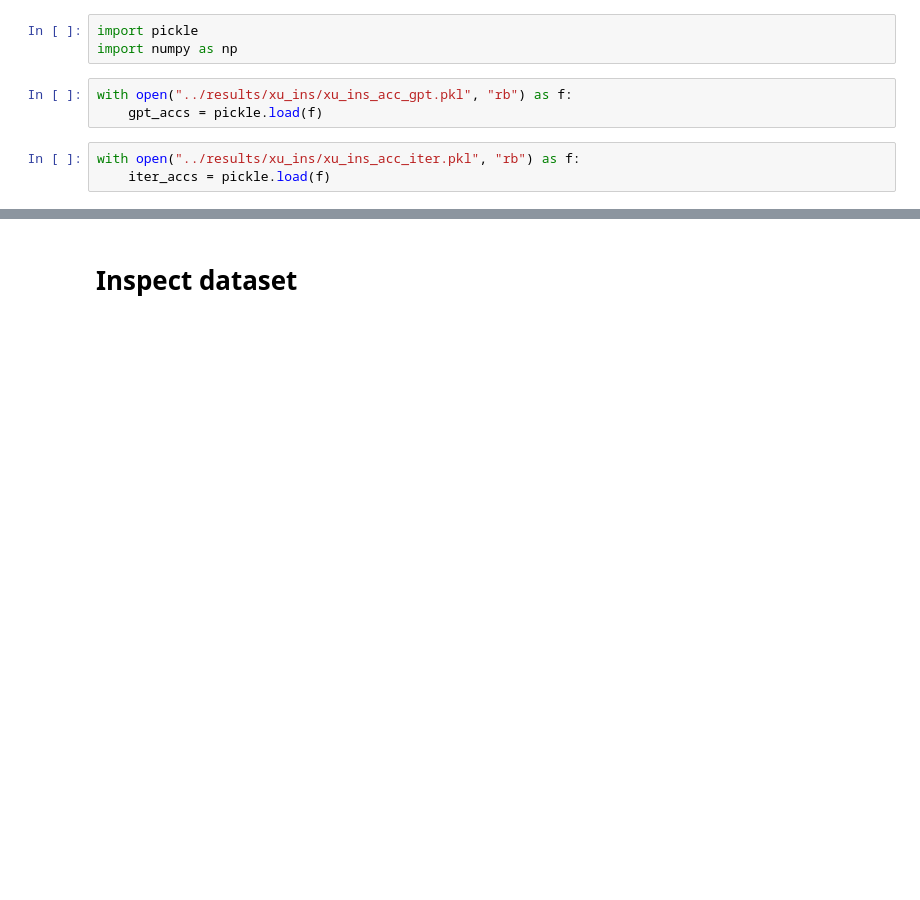
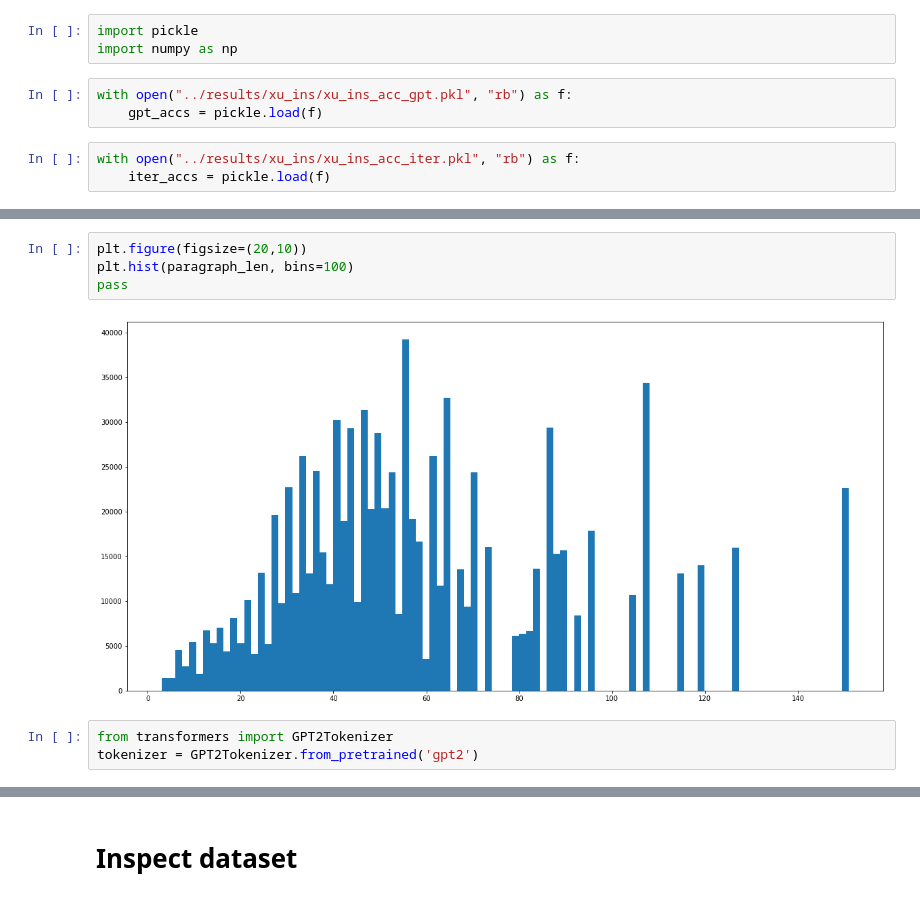
Before and after one commit to daniter-cu/discoher, a Jupyter notebook: notebooks/SentInsEval.ipynb, the cells around one changed output, grey strips where cells are left out. Drawn from its saved outputs; the diff is of its cells as text; blank space fills up the shorter version.

```diff
--- a/notebooks/SentInsEval.ipynb
+++ b/notebooks/SentInsEval.ipynb
@@ -15,0 +166,9 @@ gpt_accs_short = gpt_accs[:len(iter_accs)]
+# %%
+plt.figure(figsize=(20,10))
+plt.hist(paragraph_len, bins=100)
+pass
+# %% [output]
+[figure, added]
+# %%
+from transformers import GPT2Tokenizer
+tokenizer = GPT2Tokenizer.from_pretrained('gpt2')
```
Also changed, not shown: parts of 26 cells of this notebook.
